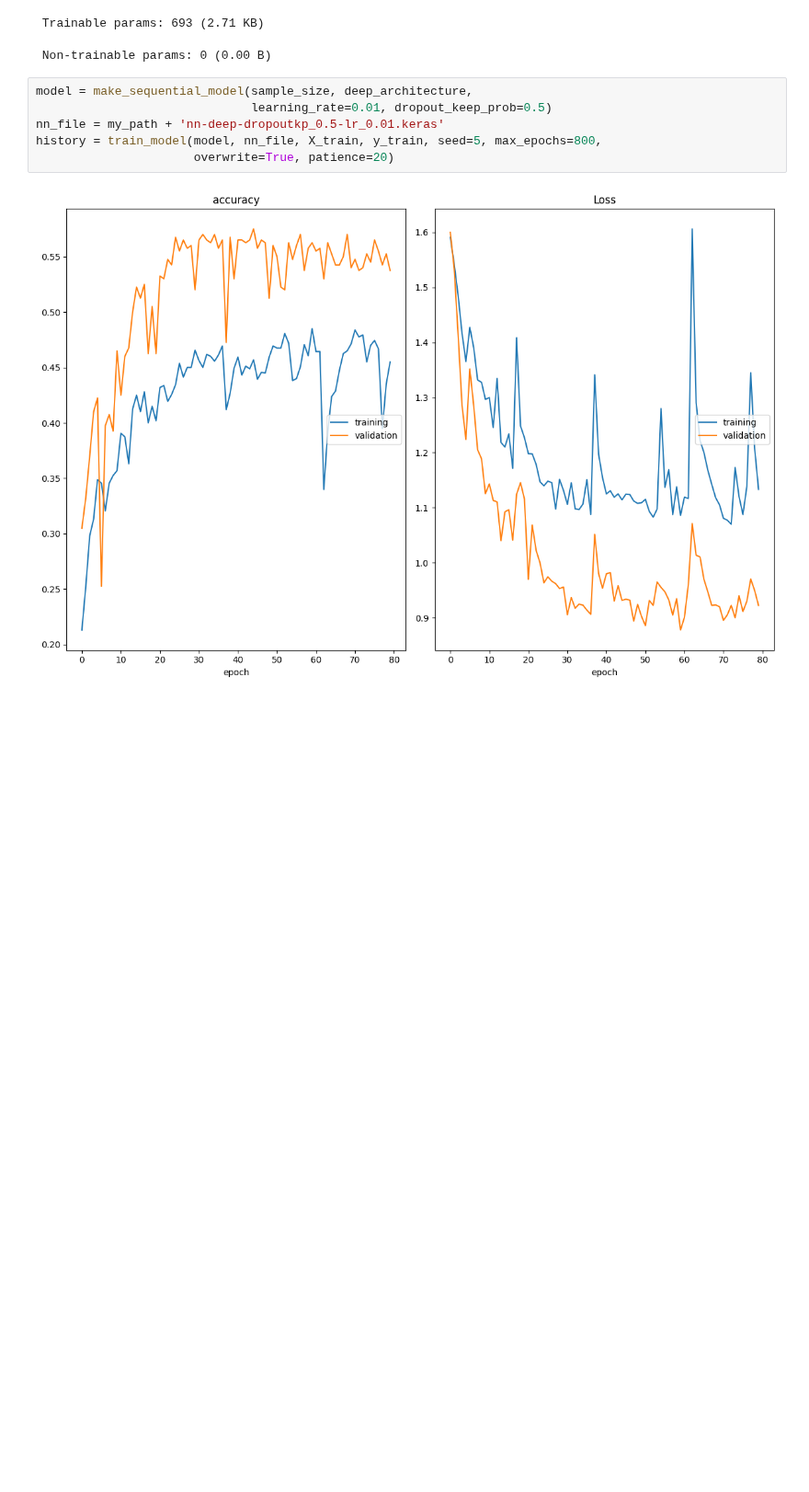
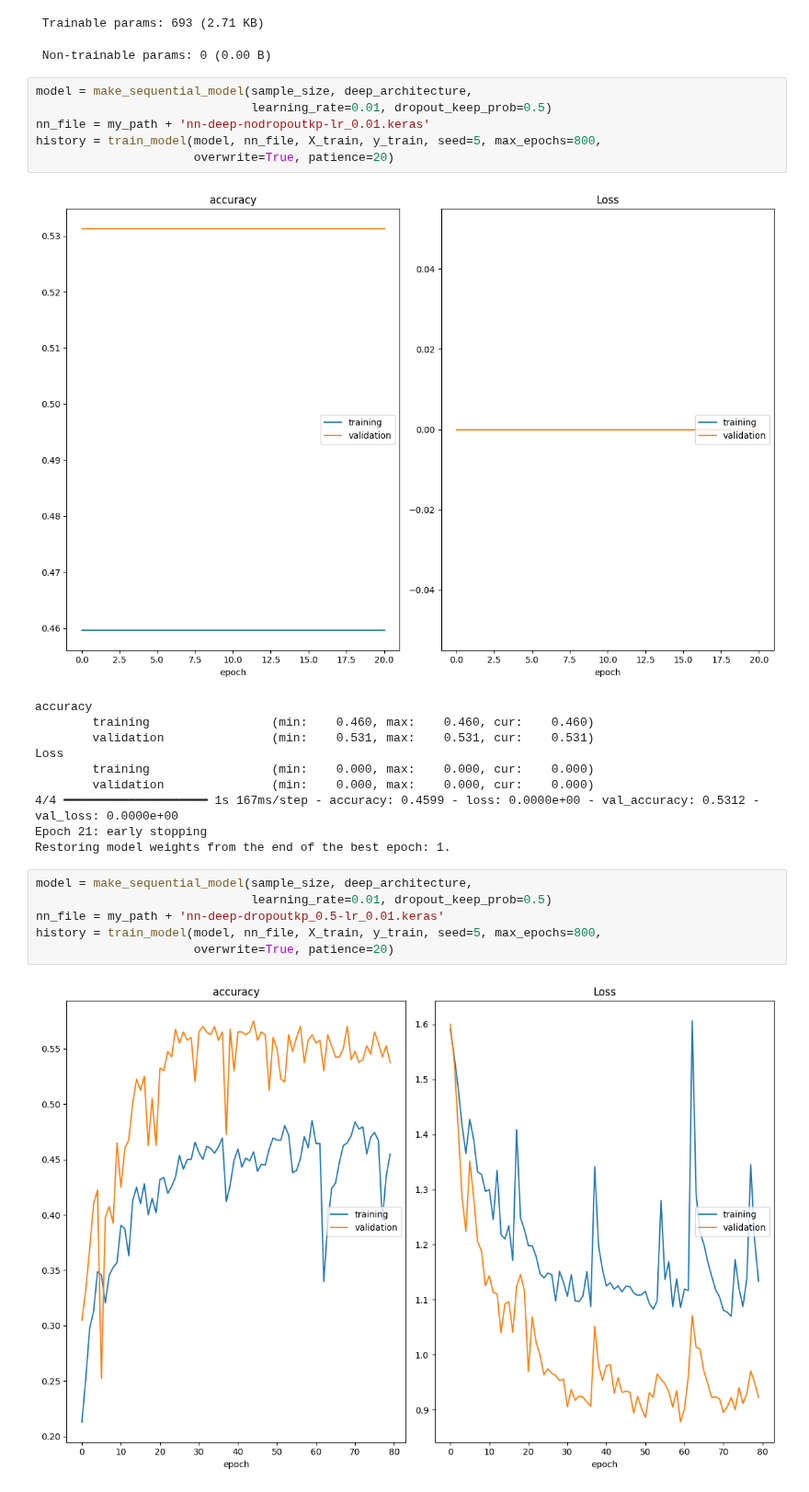
Before and after one commit to andreaaraldo/machine-learning-for-networks, a Jupyter notebook: 04.neural_networks/04bis_regularization_of_nn.ipynb, the cells around one changed output. Shown at 92% size. Drawn from its saved outputs; the diff is of its cells as text; blank space fills up the shorter version.

```diff
--- a/04.neural_networks/04bis_regularization_of_nn.ipynb
+++ b/04.neural_networks/04bis_regularization_of_nn.ipynb
@@ -130,6 +132,23 @@ Model: "sequential"
  Total params: 693 (2.71 KB)
  Trainable params: 693 (2.71 KB)
  Non-trainable params: 0 (0.00 B)
+# %%
+model = make_sequential_model(sample_size, deep_architecture,
+                              learning_rate=0.01, dropout_keep_prob=0.5)
+nn_file = my_path + 'nn-deep-nodropoutkp-lr_0.01.keras'
+history = train_model(model, nn_file, X_train, y_train, seed=5, max_epochs=800,
+                      overwrite=True, patience=20)
+# %% [output]
+[figure, added]
+accuracy
+        training                 (min:    0.460, max:    0.460, cur:    0.460)
+        validation               (min:    0.531, max:    0.531, cur:    0.531)
+Loss
+        training                 (min:    0.000, max:    0.000, cur:    0.000)
+        validation               (min:    0.000, max:    0.000, cur:    0.000)
+4/4 ━━━━━━━━━━━━━━━━━━━━ 1s 167ms/step - accuracy: 0.4599 - loss: 0.0000e+00 - val_accuracy: 0.5312 - val_loss: 0.0000e+00
+Epoch 21: early stopping
+Restoring model weights from the end of the best epoch: 1.
 # %%
 model = make_sequential_model(sample_size, deep_architecture,
                               learning_rate=0.01, dropout_keep_prob=0.5)
```
Also changed, not shown: parts of 6 cells of this notebook.
